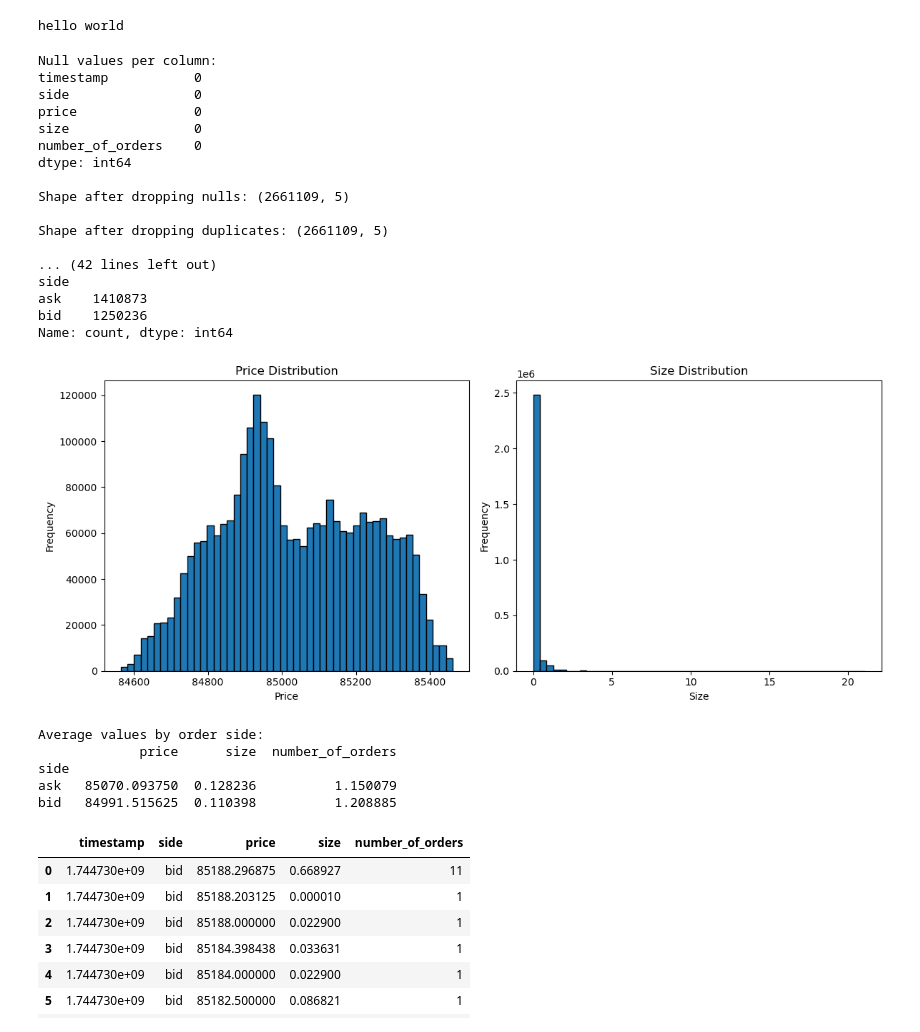
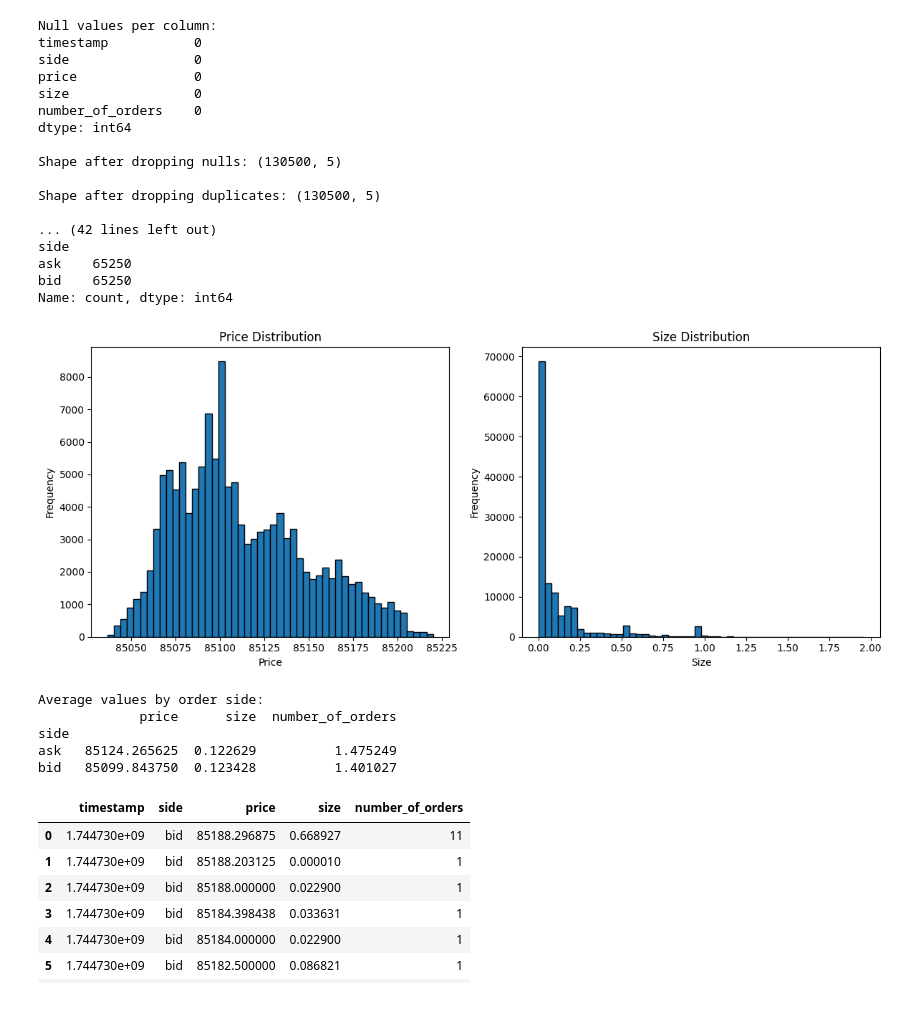
Before and after one commit to phanmtim/CDA_2025, a Jupyter notebook: crypto_crash.ipynb, the cells around one changed output. Cells and saved outputs as stored; diff of their text form; code cells hidden in the pictures.

```diff
--- a/crypto_crash.ipynb
+++ b/crypto_crash.ipynb
@@ -1,4 +0,0 @@
-# %%
-print('hello world')
-# %% [output]
-hello world
@@ -5,7 +4,4 @@ hello world
 # %%
-import pandas as pd
-import matplotlib.pyplot as plt
-
 # Define data types to reduce memory usage
 dtype_dict = {
     'timestamp': 'float64',          # Original timestamp in epoch seconds
@@ -16,7 +12,7 @@ dtype_dict = {
 }
 
 # Load the CSV with the defined dtypes
-df = pd.read_csv('data/orderbook_data.csv', dtype=dtype_dict)
+df = pd.read_csv('data/reconstructed_orderbook_small.csv', dtype=dtype_dict)
 
 # --- Data Cleaning ---
 # 1. Check for null values in each column
@@ -56,43 +52,43 @@ ax[0].set_xlabel('Price')
 ax[0].set_ylabel('Frequency')
 
 # Size distribution histogram
 ax[1].hist(df_clean['size'], bins=50, edgecolor='black')
 ax[1].set_title('Size Distribution')
 ax[1].set_xlabel('Size')
 ax[1].set_ylabel('Frequency')
 
 plt.tight_layout()
 plt.show()
 
 # D. Optional: Analyze orders based on side (if you have both 'bid' and 'ask' values)
 if 'ask' in df_clean['side'].cat.categories and 'bid' in df_clean['side'].cat.categories:
     summary_by_side = df_clean.groupby('side')[['price', 'size', 'number_of_orders']].mean()
     print("\nAverage values by order side:")
     print(summary_by_side)
 # %% [output]
 Null values per column:
 timestamp           0
 side                0
 price               0
 size                0
 number_of_orders    0
 dtype: int64
 
-Shape after dropping nulls: (2661109, 5)
+Shape after dropping nulls: (130500, 5)
 
-Shape after dropping duplicates: (2661109, 5)
+Shape after dropping duplicates: (130500, 5)
 
 ... (42 lines left out)
 side
-ask    1410873
-bid    1250236
+ask    65250
+bid    65250
 Name: count, dtype: int64
-[figure, old version]
+[figure, new version]
 Average values by order side:
              price      size  number_of_orders
 side
-ask   85070.093750  0.128236          1.150079
-bid   84991.515625  0.110398          1.208885
+ask   85124.265625  0.122629          1.475249
+bid   85099.843750  0.123428          1.401027
 # %%
 df.head(10)
 # %% [output]
```
Also changed, not shown: parts of 1 cell of this notebook.
